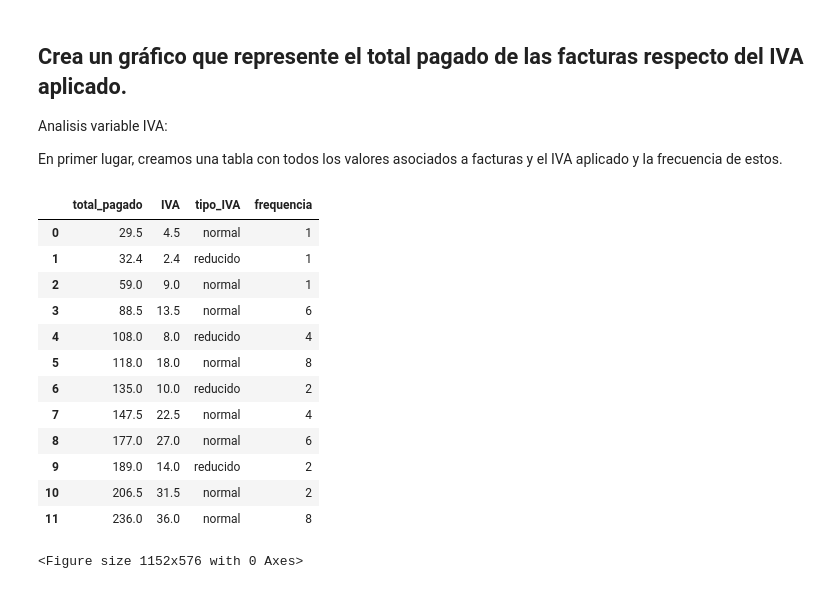
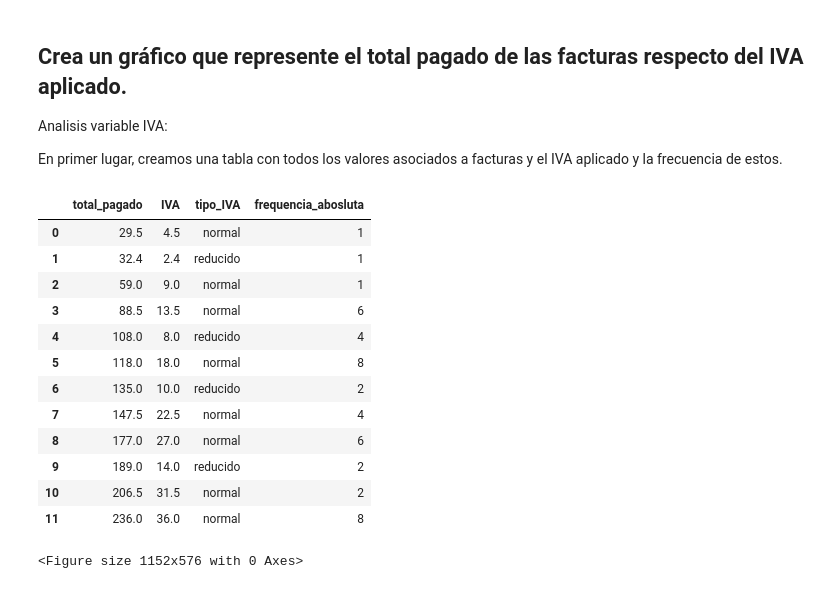
Before and after one commit to JALVARADORUIZ/Magister_BigData_UB, a Jupyter notebook: M2_AI2_AlvaradoRuizJoseArmando.ipynb, the cells around one changed output. Saved outputs shown, nothing was run; the diff lists cells and outputs as text; code cells hidden in the pictures.

```diff
--- a/M2_AI2_AlvaradoRuizJoseArmando.ipynb
+++ b/M2_AI2_AlvaradoRuizJoseArmando.ipynb
@@ -484,10 +484,10 @@ Analisis variable IVA:
 
 En primer lugar, creamos una tabla con todos los valores asociados a facturas y el IVA aplicado y la frecuencia de estos.
 # %%
-frequency_valores = df.groupby(["total_pagado","IVA","tipo_IVA"]).agg(frequencia=("total_pagado", "count")).reset_index()
+frequency_valores = df.groupby(["total_pagado","IVA","tipo_IVA"]).agg(frequencia_abosluta=("total_pagado", "count")).reset_index()
 frequency_valores
 # %% [output]
-|  | total_pagado | IVA | tipo_IVA | frequencia |
+|  | total_pagado | IVA | tipo_IVA | frequencia_abosluta |
 | 0 | 29.5 | 4.5 | normal | 1 |
 | 1 | 32.4 | 2.4 | reducido | 1 |
 | 2 | 59.0 | 9.0 | normal | 1 |
```
Also changed, not shown: parts of 9 cells of this notebook.
